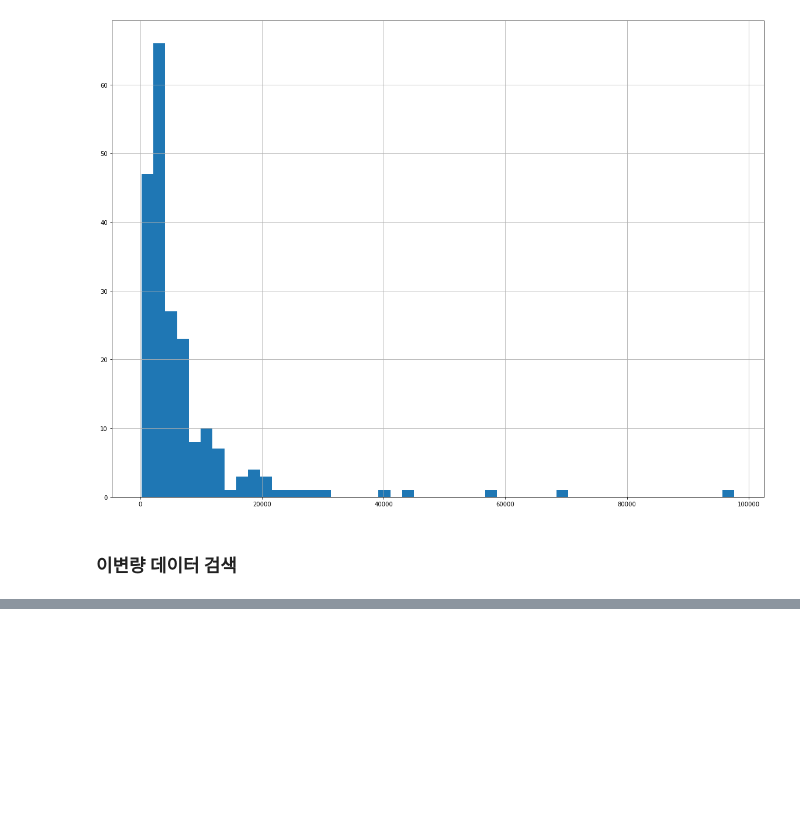
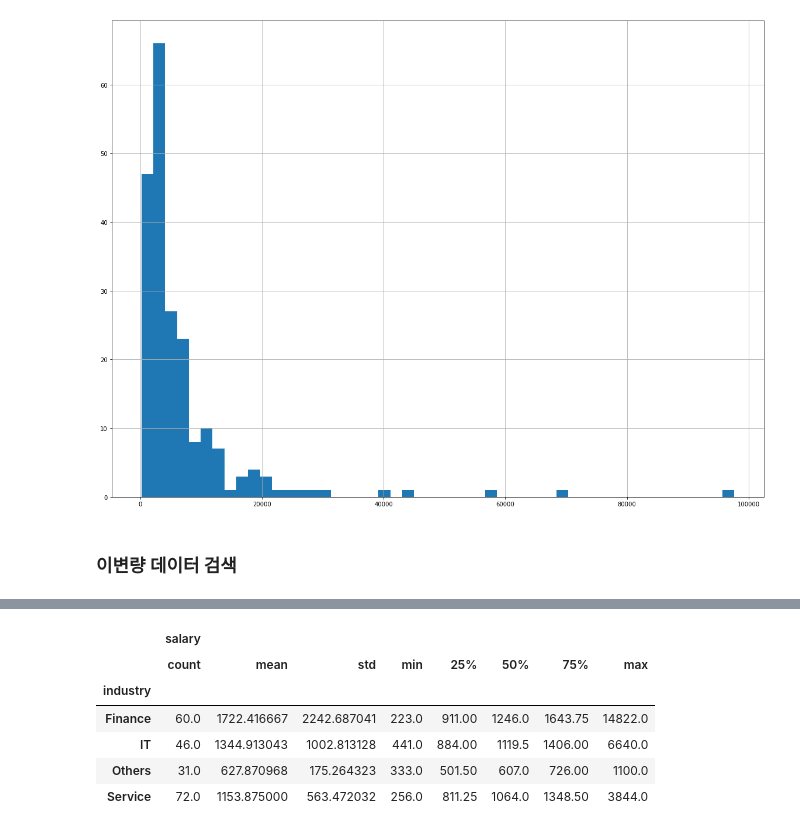
Before and after one commit to 2hongbi/kaggle-python, a Jupyter notebook: src/bigboongi/learn_univariate.ipynb, the cells around one changed output, grey strips where cells are left out. Saved outputs shown, nothing was run; the diff lists cells and outputs as text; code cells hidden in the pictures; blank space fills up the shorter version.

```diff
--- a/src/bigboongi/learn_univariate.ipynb
+++ b/src/bigboongi/learn_univariate.ipynb
@@ -110,0 +149,10 @@ data['sales'].hist(bins=50, figsize=(20, 15))
+# %%
+data.groupby('industry')[['salary']].describe()
+# %% [output]
+|  | salary |  |  |  |  |  |  |  |
+|  | count | mean | std | min | 25% | 50% | 75% | max |
+| industry |  |  |  |  |  |  |  |  |
+| Finance | 60.0 | 1722.416667 | 2242.687041 | 223.0 | 911.00 | 1246.0 | 1643.75 | 14822.0 |
+| IT | 46.0 | 1344.913043 | 1002.813128 | 441.0 | 884.00 | 1119.5 | 1406.00 | 6640.0 |
+| Others | 31.0 | 627.870968 | 175.264323 | 333.0 | 501.50 | 607.0 | 726.00 | 1100.0 |
+| Service | 72.0 | 1153.875000 | 563.472032 | 256.0 | 811.25 | 1064.0 | 1348.50 | 3844.0 |
```
Also changed, not shown: parts of 6 cells of this notebook.
